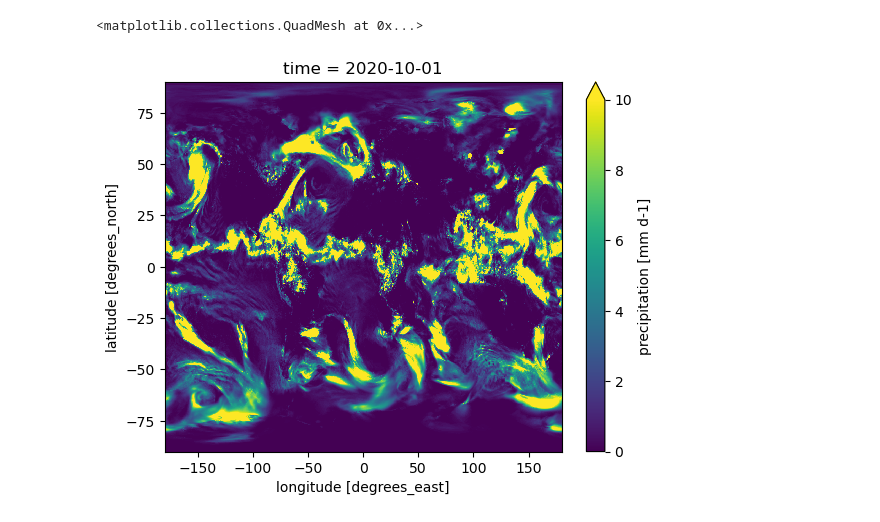
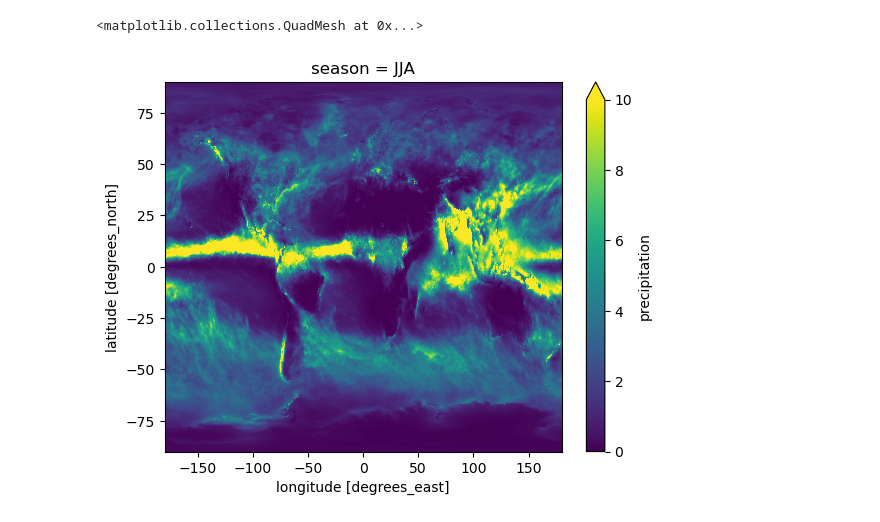
Before and after one commit to 21centuryweather/hk25-AusNode-TConvZones, a Jupyter notebook: notebooks/AS_01_mswep_rainfall_anlaysis.ipynb, the cells around one changed output. Drawn from its saved outputs; the diff is of its cells as text; code cells hidden in the pictures.

```diff
--- a/notebooks/AS_01_mswep_rainfall_anlaysis.ipynb
+++ b/notebooks/AS_01_mswep_rainfall_anlaysis.ipynb
@@ -5,4 +5,5 @@ import xarray as xr
 # %%
 import glob
 # %%
-mswep_daily = xr.open_dataset('/g/data/ia39/aus-ref-clim-data-nci/mswep/data/day/mswep_v280_day_2020.nc')
+# mswep_daily = xr.open_dataset('/g/data/ia39/aus-ref-clim-data-nci/mswep/data/day/mswep_v280_day_2020.nc')
+mswep_monthly = xr.open_dataset('/g/data/ia39/aus-ref-clim-data-nci/mswep/data/mon/mswep_v280_mon_2020.nc')
@@ -26,5 +29,8 @@ with ProgressBar():
-# %%
-mswep_oct_load.isel(time=0).plot(vmax=10)
-# %% [output]
-<matplotlib.collections.QuadMesh at 0x...>
-[figure, removed]
+# %%
+with ProgressBar():
+    mswep_seasonal = mswep_monthly.precipitation.groupby('time.season').mean('time').load()
+# %%
+(mswep_seasonal.sel(season='JJA')/30).plot(vmax=10)
+# %% [output]
+<matplotlib.collections.QuadMesh at 0x...>
+[figure, added]
```
Also changed, not shown: parts of 25 cells of this notebook, 3 other files.
